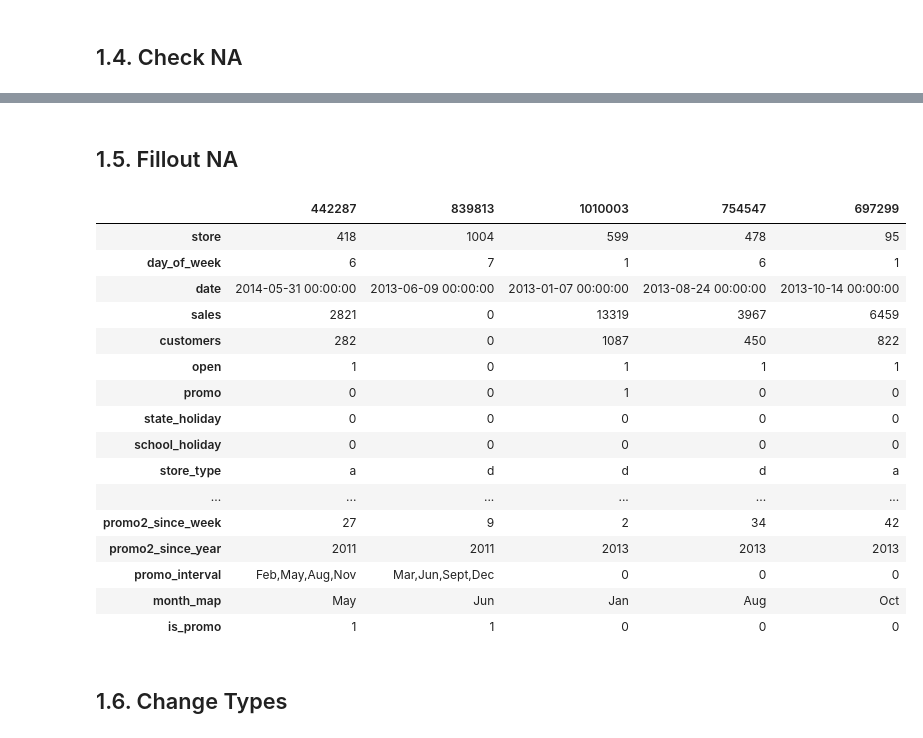
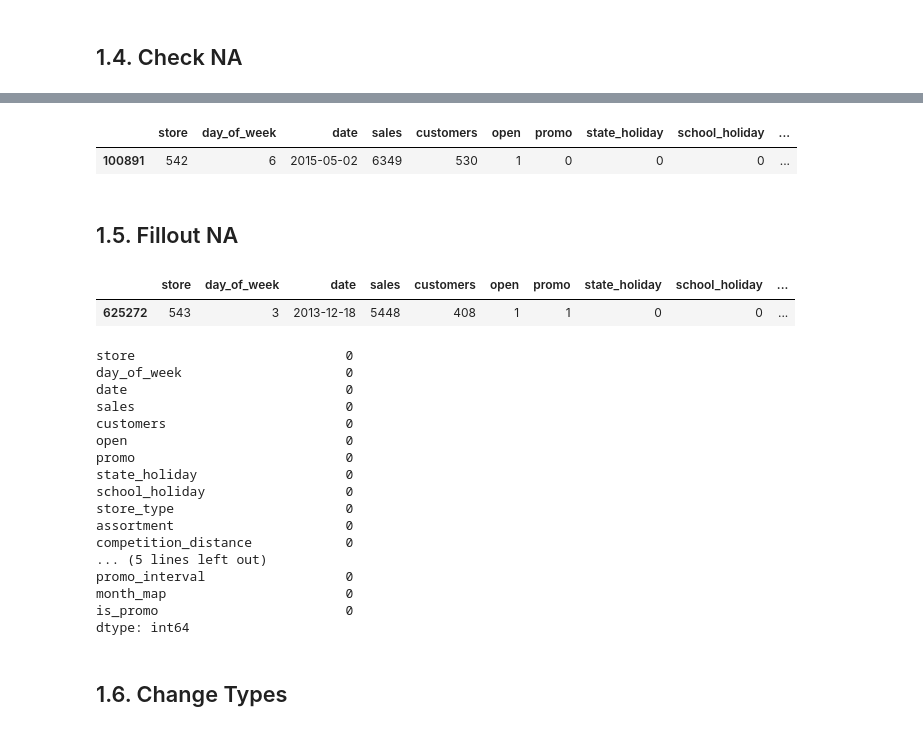
Before and after one commit to Davipaulo9/Sales-Prediction-Pharmacy-Rossmann, a Jupyter notebook: m07_v01_store_sales_prediction.ipynb, the cells around one changed output, grey strips where cells are left out. Cells and saved outputs as stored; diff of their text form; code cells hidden in the pictures.

```diff
--- a/m07_v01_store_sales_prediction.ipynb
+++ b/m07_v01_store_sales_prediction.ipynb
@@ -198,15 +240,13 @@ df1 = df_raw.copy()
 # %% [markdown]
 ## 1.1. Rename Columns
 # %%
-cols_old = ['Store', 'DayOfWeek', 'Date', 'Sales', 'Customers', 'Open', 'Promo',
-           'StateHoliday', 'SchoolHoliday', 'StoreType', 'Assortment',
-           'CompetitionDistance', 'CompetitionOpenSinceMonth',
-           'CompetitionOpenSinceYear', 'Promo2', 'Promo2SinceWeek',
-           'Promo2SinceYear', 'PromoInterval']
+cols_old = ['Store', 'DayOfWeek', 'Date', 'Sales', 'Customers', 'Open', 'Promo', 'StateHoliday', 'SchoolHoliday',
+            'StoreType', 'Assortment', 'CompetitionDistance', 'CompetitionOpenSinceMonth',
+            'CompetitionOpenSinceYear', 'Promo2', 'Promo2SinceWeek', 'Promo2SinceYear', 'PromoInterval']
 
 snakecase = lambda x: inflection.underscore( x )
 
-cols_new = list( map( snakecase, cols_old) )
+cols_new = list( map( snakecase, cols_old ) )
 
 # rename
 df1.columns = cols_new
@@ -271,6 +307,11 @@ promo2_since_week               508031
 promo2_since_year               508031
 promo_interval                  508031
 dtype: int64
+# %%
+df1.sample()
+# %% [output]
+|  | store | day_of_week | date | sales | customers | open | promo | state_holiday | school_holiday | ... |
+| 100891 | 542 | 6 | 2015-05-02 | 6349 | 530 | 1 | 0 | 0 | 0 | ... |
 # %% [markdown]
 ## 1.5. Fillout NA
 # %%
@@ -299,25 +340,30 @@ df1['month_map'] = df1['date'].dt.month.map( month_map)
 
 df1['is_promo'] = df1[['promo_interval', 'month_map']].apply (lambda x: 0 if x['promo_interval'] == 0 else 1 if x['month_map'] in x['promo_interval'].split( ',' ) else 0, axis=1)
 # %%
-df1.sample(5).T
+df1.sample()
 # %% [output]
-|  | 442287 | 839813 | 1010003 | 754547 | 697299 |
-| store | 418 | 1004 | 599 | 478 | 95 |
-| day_of_week | 6 | 7 | 1 | 6 | 1 |
-| date | 2014-05-31 00:00:00 | 2013-06-09 00:00:00 | 2013-01-07 00:00:00 | 2013-08-24 00:00:00 | 2013-10-14 00:00:00 |
-| sales | 2821 | 0 | 13319 | 3967 | 6459 |
-| customers | 282 | 0 | 1087 | 450 | 822 |
-| open | 1 | 0 | 1 | 1 | 1 |
-| promo | 0 | 0 | 1 | 0 | 0 |
-| state_holiday | 0 | 0 | 0 | 0 | 0 |
-| school_holiday | 0 | 0 | 0 | 0 | 0 |
-| store_type | a | d | d | d | a |
-| ... | ... | ... | ... | ... | ... |
-| promo2_since_week | 27 | 9 | 2 | 34 | 42 |
-| promo2_since_year | 2011 | 2011 | 2013 | 2013 | 2013 |
-| promo_interval | Feb,May,Aug,Nov | Mar,Jun,Sept,Dec | 0 | 0 | 0 |
-| month_map | May | Jun | Jan | Aug | Oct |
-| is_promo | 1 | 1 | 0 | 0 | 0 |
+|  | store | day_of_week | date | sales | customers | open | promo | state_holiday | school_holiday | ... |
+| 625272 | 543 | 3 | 2013-12-18 | 5448 | 408 | 1 | 1 | 0 | 0 | ... |
+# %%
+df1.isna().sum()
+# %% [output]
+store                           0
+day_of_week                     0
+date                            0
+sales                           0
+customers                       0
+open                            0
+promo                           0
+state_holiday                   0
+school_holiday                  0
+store_type                      0
+assortment                      0
+competition_distance            0
+... (5 lines left out)
+promo_interval                  0
+month_map                       0
+is_promo                        0
+dtype: int64
 # %% [markdown]
 ## 1.6. Change Types
 # %%
```
Also changed, not shown: parts of 81 cells of this notebook.
